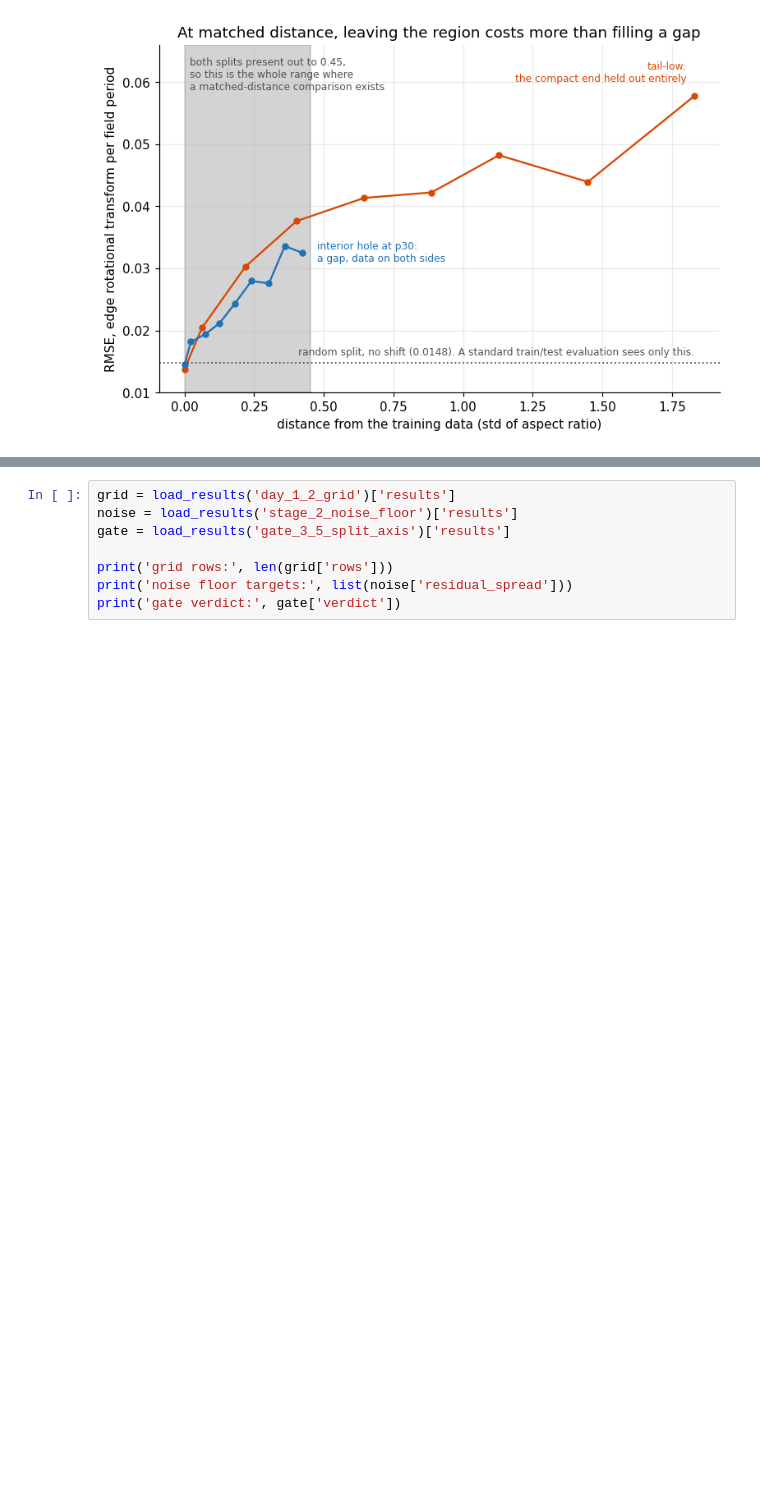
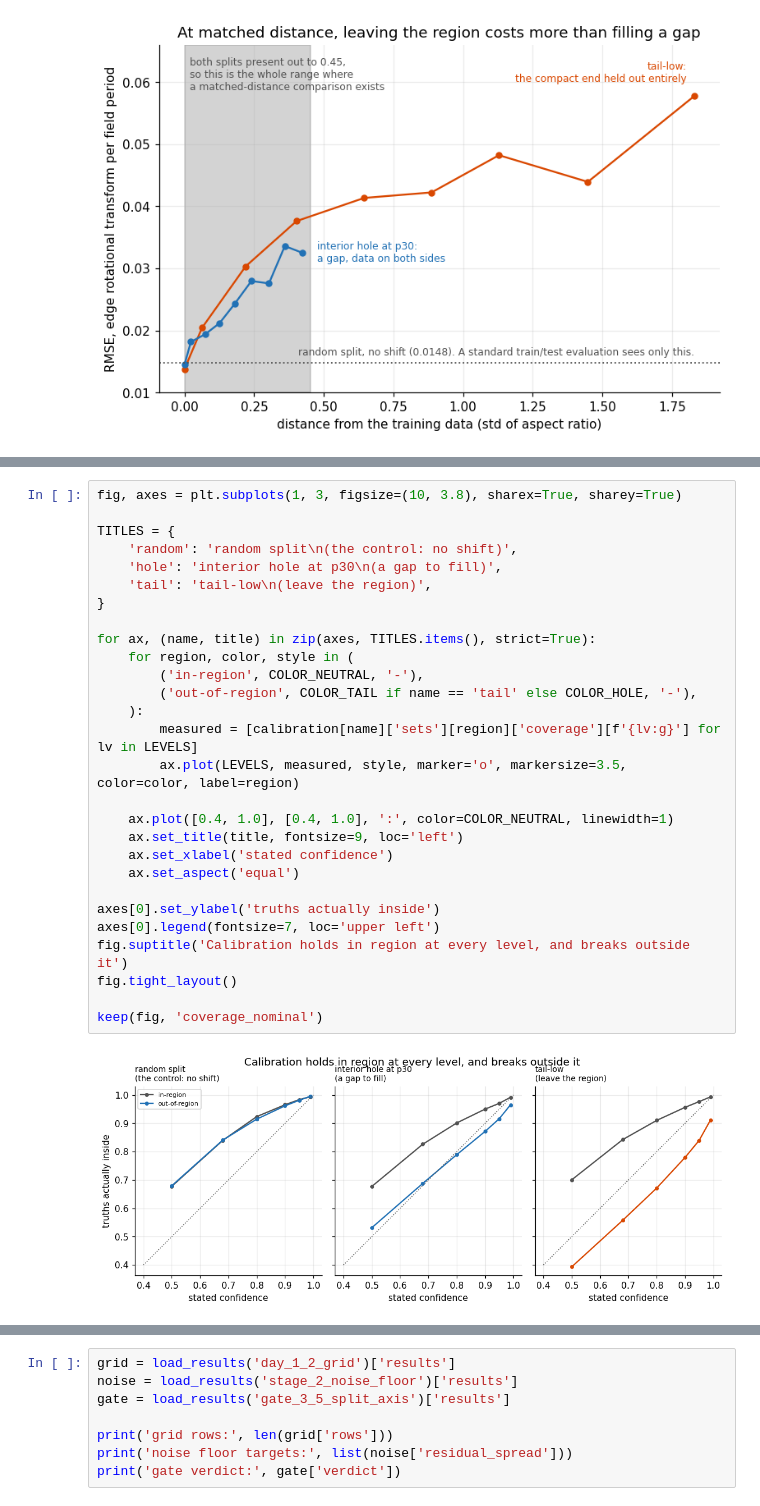
Before and after one commit to cecanelo/ConStelleration, a Jupyter notebook: notebooks/figures.ipynb, the cells around one changed output, grey strips where cells are left out. Saved outputs shown, nothing was run; the diff lists cells and outputs as text; blank space fills up the shorter version.

```diff
--- a/notebooks/figures.ipynb
+++ b/notebooks/figures.ipynb
@@ -424,0 +411,30 @@ script to have been run. Fast, under a second.
+# %%
+fig, axes = plt.subplots(1, 3, figsize=(10, 3.8), sharex=True, sharey=True)
+
+TITLES = {
+    'random': 'random split\n(the control: no shift)',
+    'hole': 'interior hole at p30\n(a gap to fill)',
+    'tail': 'tail-low\n(leave the region)',
+}
+
+for ax, (name, title) in zip(axes, TITLES.items(), strict=True):
+    for region, color, style in (
+        ('in-region', COLOR_NEUTRAL, '-'),
+        ('out-of-region', COLOR_TAIL if name == 'tail' else COLOR_HOLE, '-'),
+    ):
+        measured = [calibration[name]['sets'][region]['coverage'][f'{lv:g}'] for lv in LEVELS]
+        ax.plot(LEVELS, measured, style, marker='o', markersize=3.5, color=color, label=region)
+
+    ax.plot([0.4, 1.0], [0.4, 1.0], ':', color=COLOR_NEUTRAL, linewidth=1)
+    ax.set_title(title, fontsize=9, loc='left')
+    ax.set_xlabel('stated confidence')
+    ax.set_aspect('equal')
+
+axes[0].set_ylabel('truths actually inside')
+axes[0].legend(fontsize=7, loc='upper left')
+fig.suptitle('Calibration holds in region at every level, and breaks outside it')
+fig.tight_layout()
+
+keep(fig, 'coverage_nominal')
+# %% [output]
+[figure, added]
```
Also changed, not shown: parts of 23 cells of this notebook, 26 other files.
